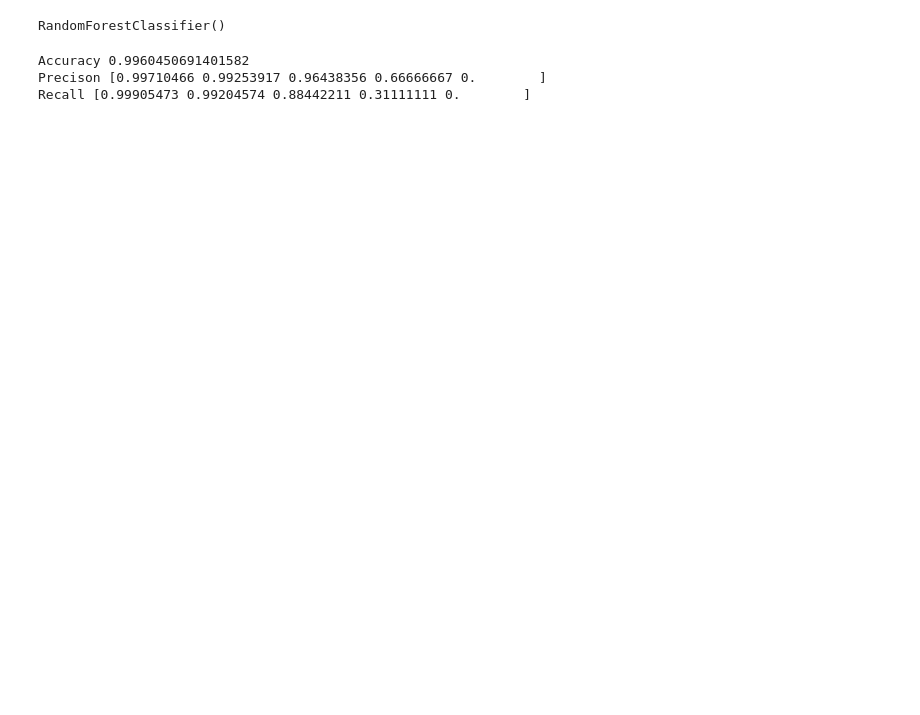
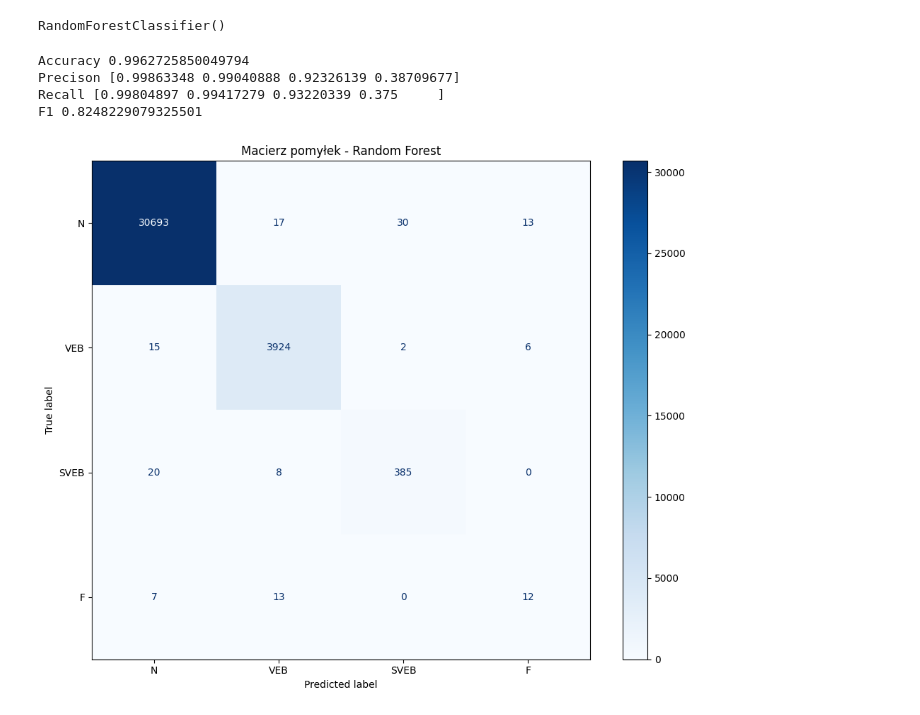
Before and after one commit to jaknow01/RNN-ECG-analysis, a Jupyter notebook: notebooks/baseline_model.ipynb, the cells around one changed output. Saved outputs shown, nothing was run; the diff lists cells and outputs as text; code cells hidden in the pictures; blank space fills up the shorter version.

Commit message:
baseline visualizations

```diff
--- a/notebooks/baseline_model.ipynb
+++ b/notebooks/baseline_model.ipynb
@@ -26,8 +12,9 @@ X_resampled, Y_resampled = ros.fit_resample(X_train, y_train)
 # %%
-#X_train, X_test, y_train, y_test = preproces_baseline_forest(df)
+df = download_data()
+X_train, X_test, y_train, y_test = preproces_baseline_forest(df)
 # %%
 forest = RandomForestClassifier()
-forest.fit(X_resampled, Y_resampled)
+forest.fit(X_train, y_train)
 # %% [output]
 RandomForestClassifier()
 # %%
@@ -41,7 +28,26 @@ f1 = f1_score(y_test, y_pred, average='macro')
 print(f"Accuracy {acc}")
 print(f"Precison {prec}")
 print(f"Recall {rec}")
+print(f"F1 {f1}")
 # %% [output]
-Accuracy 0.9960450691401582
-Precison [0.99710466 0.99253917 0.96438356 0.66666667 0.        ]
-Recall [0.99905473 0.99204574 0.88442211 0.31111111 0.        ]
+Accuracy 0.9962725850049794
+Precison [0.99863348 0.99040888 0.92326139 0.38709677]
+Recall [0.99804897 0.99417279 0.93220339 0.375     ]
+F1 0.8248229079325501
+# %%
+import matplotlib.pyplot as plt
+import seaborn as sns
+import numpy as np
+
+# Macierz pomyłek
+cm = confusion_matrix(y_test, y_pred)
+class_names = ['N', 'VEB', 'SVEB', 'F']
+
+fig, ax = plt.subplots(figsize=(10, 8))
+disp = ConfusionMatrixDisplay(confusion_matrix=cm, display_labels=class_names)
+disp.plot(ax=ax, cmap='Blues', values_format='d')
+ax.set_title('Macierz pomyłek - Random Forest')
+plt.tight_layout()
+plt.show()
+# %% [output]
+[figure, added]
```
Also changed, not shown: parts of 7 cells of this notebook, 2 other files.
